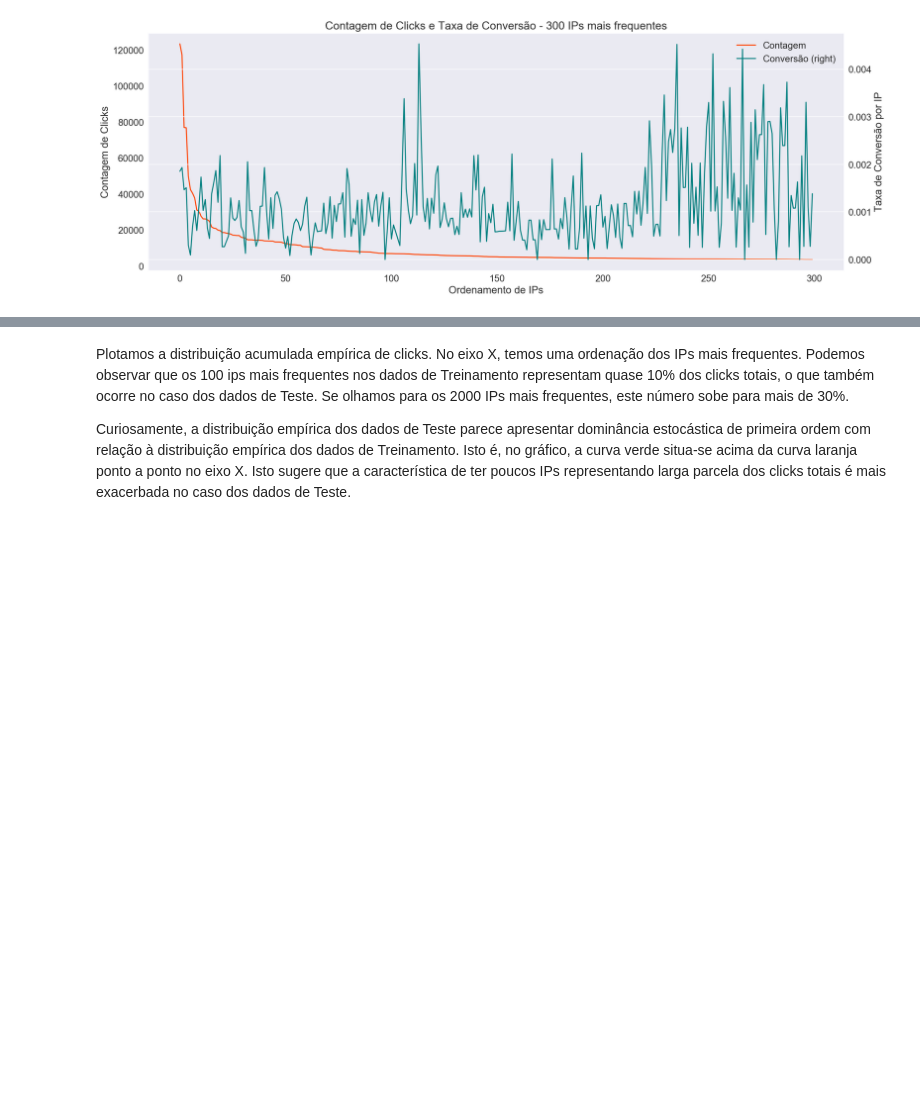
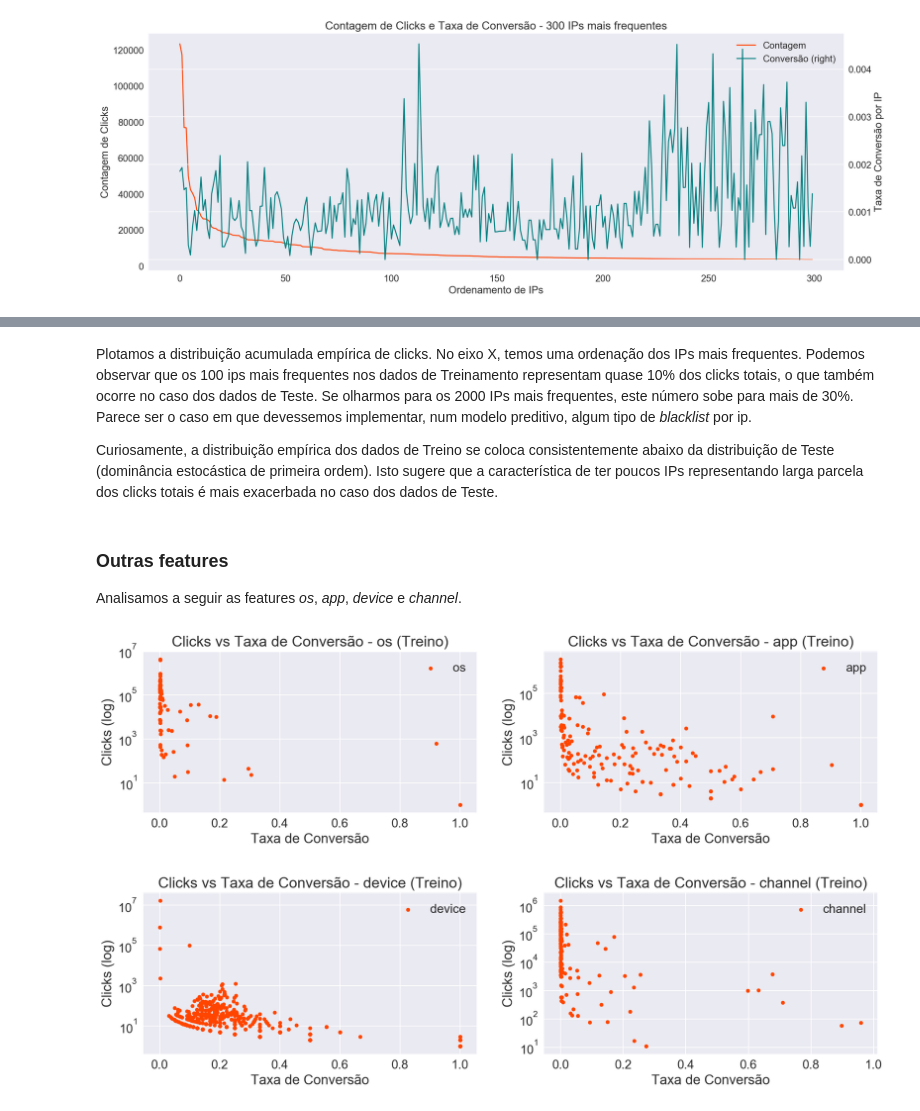
Before and after one commit to rgriva/Kaggle, a Jupyter notebook: EDA-Raul.ipynb, the cells around one changed output, grey strips where cells are left out. Cells and saved outputs as stored; diff of their text form; code cells hidden in the pictures; blank space fills up the shorter version.

```diff
--- a/EDA-Raul.ipynb
+++ b/EDA-Raul.ipynb
@@ -343,4 +353,29 @@ plt.show()
 # %% [markdown]
-Plotamos a distribuição acumulada empírica de clicks. No eixo X, temos uma ordenação dos IPs mais frequentes. Podemos observar que os 100 ips mais frequentes nos dados de Treinamento representam quase 10% dos clicks totais, o que também ocorre no caso dos dados de Teste. Se olhamos para os 2000 IPs mais frequentes, este número sobe para mais de 30%.
+Plotamos a distribuição acumulada empírica de clicks. No eixo X, temos uma ordenação dos IPs mais frequentes. Podemos observar que os 100 ips mais frequentes nos dados de Treinamento representam quase 10% dos clicks totais, o que também ocorre no caso dos dados de Teste. Se olharmos para os 2000 IPs mais frequentes, este número sobe para mais de 30%. Parece ser o caso em que devessemos implementar, num modelo preditivo, algum tipo de *blacklist* por ip.
 
-Curiosamente, a distribuição empírica dos dados de Teste parece apresentar dominância estocástica de primeira ordem com relação à distribuição empírica dos dados de Treinamento. Isto é, no gráfico, a curva verde situa-se acima da curva laranja ponto a ponto no eixo X. Isto sugere que a característica de ter poucos IPs representando larga parcela dos clicks totais é mais exacerbada no caso dos dados de Teste.
+Curiosamente, a distribuição empírica dos dados de Treino se coloca consistentemente abaixo da distribuição de Teste (dominância estocástica de primeira ordem). Isto sugere que a característica de ter poucos IPs representando larga parcela dos clicks totais é mais exacerbada no caso dos dados de Teste.
+# %% [markdown]
+### Outras features
+Analisamos a seguir as features *os*, *app*, *device* e *channel*.
+# %%
+features = ['os', 'app', 'device', 'channel']
+fig, axs = plt.subplots(2,2, figsize = (16,9))
+tuples = [(0,0), (0,1), (1,0), (1,1)]
+plt.subplots_adjust(hspace = 0.5)
+
+for idx, f in enumerate(features):
+    proportion = train[[f, 'is_attributed']].groupby(f, as_index=False).mean().sort_values('is_attributed',
+                                                                                             ascending=False)
+    counts = train[[f, 'is_attributed']].groupby(f, as_index=False).count().sort_values('is_attributed',
+                                                                                          ascending=False)
+    merge = counts.merge(proportion, on= f , how='left')
+    merge.columns = [f , 'clicks', 'prop']
+    merge[merge.prop > 0].plot(kind = 'scatter', x = 'prop', y = 'clicks', color = 'orangered',
+                        logy = True, ax = axs[tuples[idx]], label = f, legend = True)
+    axs[tuples[idx]].set_ylabel('Clicks (log)');
+    axs[tuples[idx]].set_xlabel('Taxa de Conversão');
+    axs[tuples[idx]].set_title('Clicks vs Taxa de Conversão - ' + str(f) + ' (Treino)')
+
+gc.collect();
+# %% [output]
+[figure, added]
```
Also changed, not shown: parts of 8 cells of this notebook.
